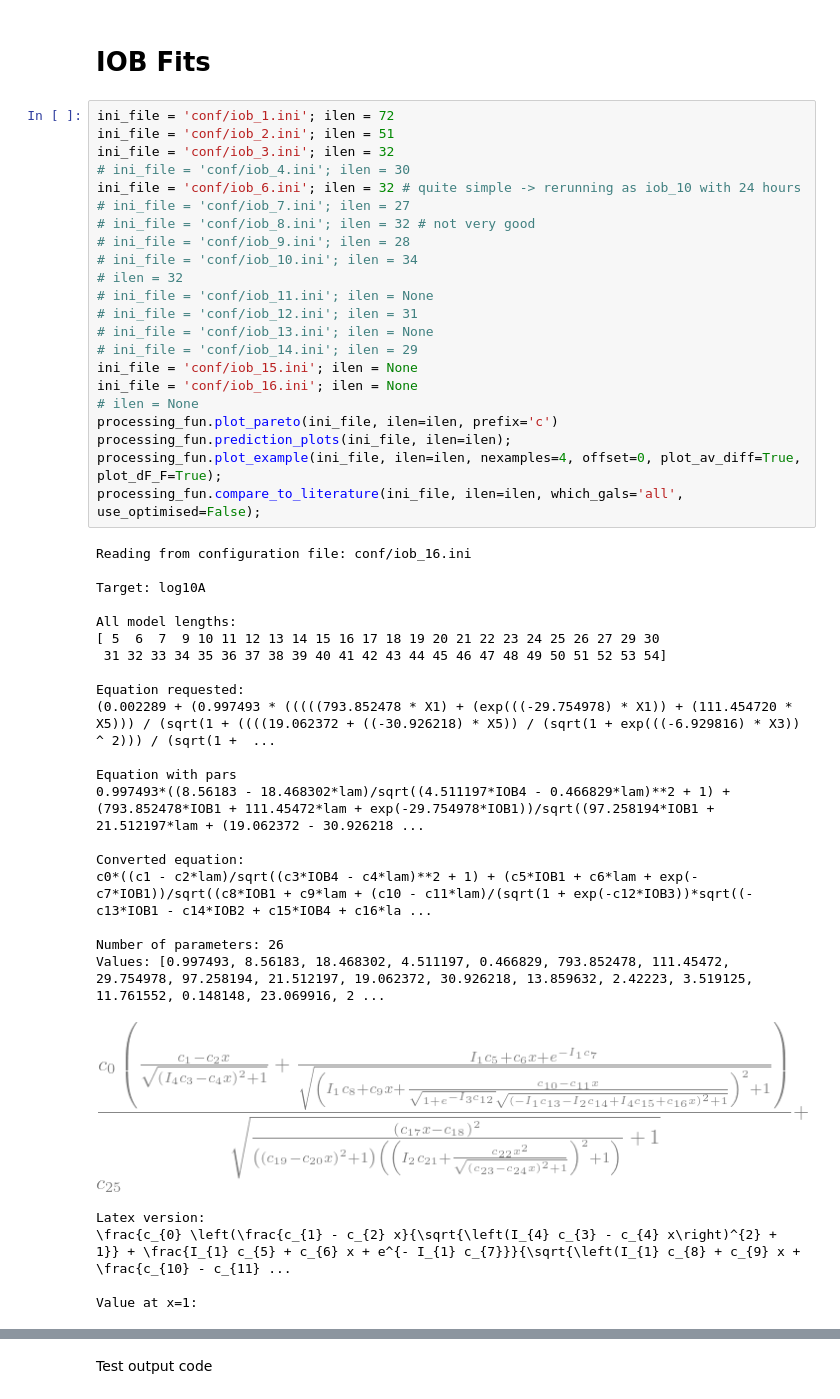
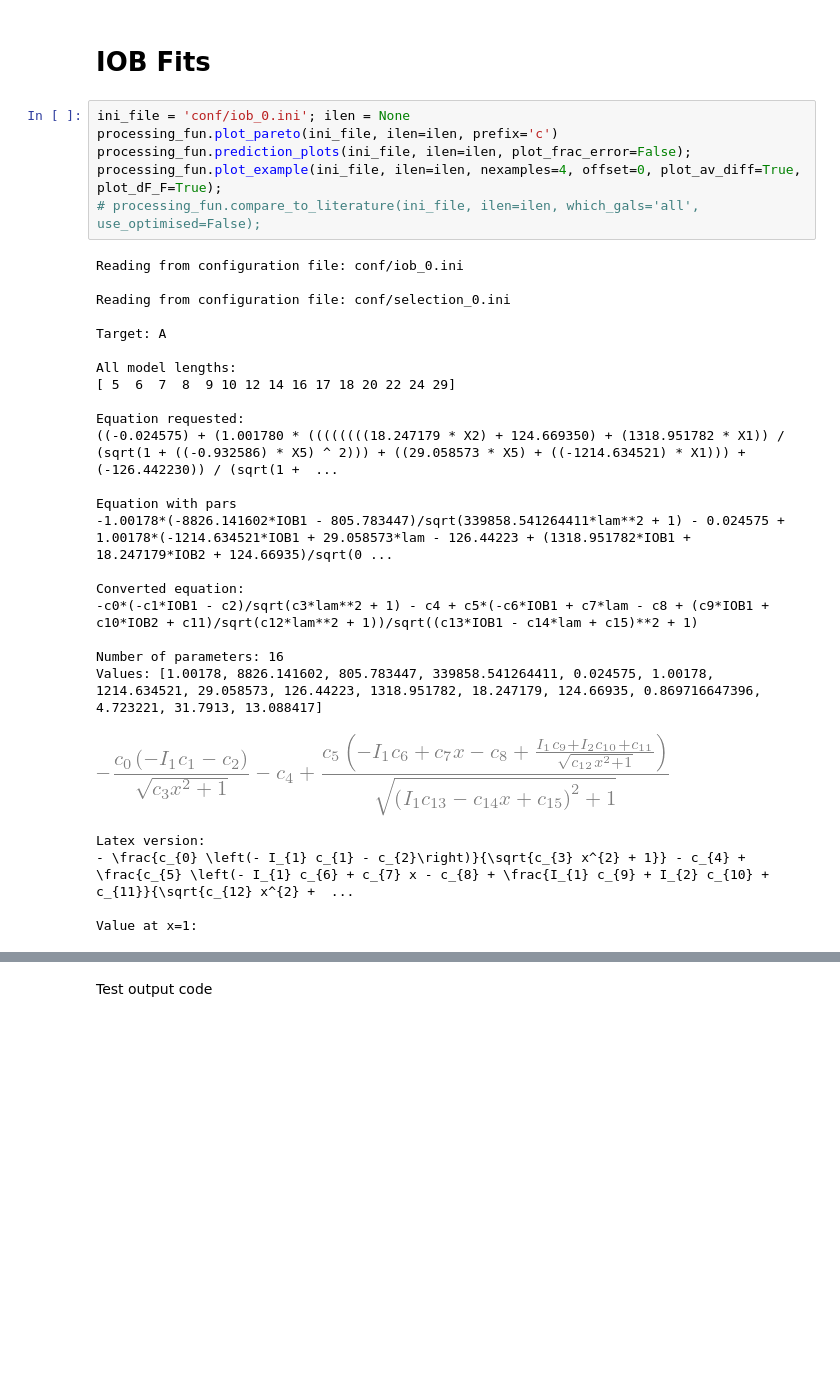
Before and after one commit to maho3/iob-attenuation, a Jupyter notebook: symbolic_regression/Results.ipynb, the cells around one changed output, grey strips where cells are left out. Cells and saved outputs as stored; diff of their text form; blank space fills up the shorter version.

Commit message:
Make processing_fun compatible with new file types

```diff
--- a/symbolic_regression/Results.ipynb
+++ b/symbolic_regression/Results.ipynb
@@ -13,49 +13,34 @@ import re
 # %% [markdown]
 # IOB Fits
 # %%
-ini_file = 'conf/iob_1.ini'; ilen = 72
-ini_file = 'conf/iob_2.ini'; ilen = 51
-ini_file = 'conf/iob_3.ini'; ilen = 32
-# ini_file = 'conf/iob_4.ini'; ilen = 30
-ini_file = 'conf/iob_6.ini'; ilen = 32 # quite simple -> rerunning as iob_10 with 24 hours
-# ini_file = 'conf/iob_7.ini'; ilen = 27
-# ini_file = 'conf/iob_8.ini'; ilen = 32 # not very good
-# ini_file = 'conf/iob_9.ini'; ilen = 28
-# ini_file = 'conf/iob_10.ini'; ilen = 34
-# ilen = 32
-# ini_file = 'conf/iob_11.ini'; ilen = None
-# ini_file = 'conf/iob_12.ini'; ilen = 31
-# ini_file = 'conf/iob_13.ini'; ilen = None
-# ini_file = 'conf/iob_14.ini'; ilen = 29
-ini_file = 'conf/iob_15.ini'; ilen = None
-ini_file = 'conf/iob_16.ini'; ilen = None
-# ilen = None
+ini_file = 'conf/iob_0.ini'; ilen = None
 processing_fun.plot_pareto(ini_file, ilen=ilen, prefix='c')
-processing_fun.prediction_plots(ini_file, ilen=ilen);
+processing_fun.prediction_plots(ini_file, ilen=ilen, plot_frac_error=False);
 processing_fun.plot_example(ini_file, ilen=ilen, nexamples=4, offset=0, plot_av_diff=True, plot_dF_F=True);
-processing_fun.compare_to_literature(ini_file, ilen=ilen, which_gals='all', use_optimised=False);
+# processing_fun.compare_to_literature(ini_file, ilen=ilen, which_gals='all', use_optimised=False);
 # %% [output]
-Reading from configuration file: conf/iob_16.ini
+Reading from configuration file: conf/iob_0.ini
 
-Target: log10A
+Reading from configuration file: conf/selection_0.ini
+
+Target: A
 
 All model lengths:
-[ 5  6  7  9 10 11 12 13 14 15 16 17 18 19 20 21 22 23 24 25 26 27 29 30
- 31 32 33 34 35 36 37 38 39 40 41 42 43 44 45 46 47 48 49 50 51 52 53 54]
+[ 5  6  7  8  9 10 12 14 16 17 18 20 22 24 29]
 
 Equation requested:
-(0.002289 + (0.997493 * (((((793.852478 * X1) + (exp(((-29.754978) * X1)) + (111.454720 * X5))) / (sqrt(1 + ((((19.062372 + ((-30.926218) * X5)) / (sqrt(1 + exp(((-6.929816) * X3)) ^ 2))) / (sqrt(1 +  ...
+((-0.024575) + (1.001780 * ((((((((18.247179 * X2) + 124.669350) + (1318.951782 * X1)) / (sqrt(1 + ((-0.932586) * X5) ^ 2))) + ((29.058573 * X5) + ((-1214.634521) * X1))) + (-126.442230)) / (sqrt(1 +  ...
 
 Equation with pars
-0.997493*((8.56183 - 18.468302*lam)/sqrt((4.511197*IOB4 - 0.466829*lam)**2 + 1) + (793.852478*IOB1 + 111.45472*lam + exp(-29.754978*IOB1))/sqrt((97.258194*IOB1 + 21.512197*lam + (19.062372 - 30.926218 ...
+-1.00178*(-8826.141602*IOB1 - 805.783447)/sqrt(339858.541264411*lam**2 + 1) - 0.024575 + 1.00178*(-1214.634521*IOB1 + 29.058573*lam - 126.44223 + (1318.951782*IOB1 + 18.247179*IOB2 + 124.66935)/sqrt(0 ...
 
 Converted equation:
-c0*((c1 - c2*lam)/sqrt((c3*IOB4 - c4*lam)**2 + 1) + (c5*IOB1 + c6*lam + exp(-c7*IOB1))/sqrt((c8*IOB1 + c9*lam + (c10 - c11*lam)/(sqrt(1 + exp(-c12*IOB3))*sqrt((-c13*IOB1 - c14*IOB2 + c15*IOB4 + c16*la ...
+-c0*(-c1*IOB1 - c2)/sqrt(c3*lam**2 + 1) - c4 + c5*(-c6*IOB1 + c7*lam - c8 + (c9*IOB1 + c10*IOB2 + c11)/sqrt(c12*lam**2 + 1))/sqrt((c13*IOB1 - c14*lam + c15)**2 + 1)
 
-Number of parameters: 26
-Values: [0.997493, 8.56183, 18.468302, 4.511197, 0.466829, 793.852478, 111.45472, 29.754978, 97.258194, 21.512197, 19.062372, 30.926218, 13.859632, 2.42223, 3.519125, 11.761552, 0.148148, 23.069916, 2 ...
+Number of parameters: 16
+Values: [1.00178, 8826.141602, 805.783447, 339858.541264411, 0.024575, 1.00178, 1214.634521, 29.058573, 126.44223, 1318.951782, 18.247179, 124.66935, 0.869716647396, 4.723221, 31.7913, 13.088417]
-[figure, old version]
+[figure, new version]
 Latex version:
-\frac{c_{0} \left(\frac{c_{1} - c_{2} x}{\sqrt{\left(I_{4} c_{3} - c_{4} x\right)^{2} + 1}} + \frac{I_{1} c_{5} + c_{6} x + e^{- I_{1} c_{7}}}{\sqrt{\left(I_{1} c_{8} + c_{9} x + \frac{c_{10} - c_{11} ...
+- \frac{c_{0} \left(- I_{1} c_{1} - c_{2}\right)}{\sqrt{c_{3} x^{2} + 1}} - c_{4} + \frac{c_{5} \left(- I_{1} c_{6} + c_{7} x - c_{8} + \frac{I_{1} c_{9} + I_{2} c_{10} + c_{11}}{\sqrt{c_{12} x^{2} +  ...
 
 Value at x=1:
```
Also changed, not shown: parts of 1 cell of this notebook, 6 other files.
